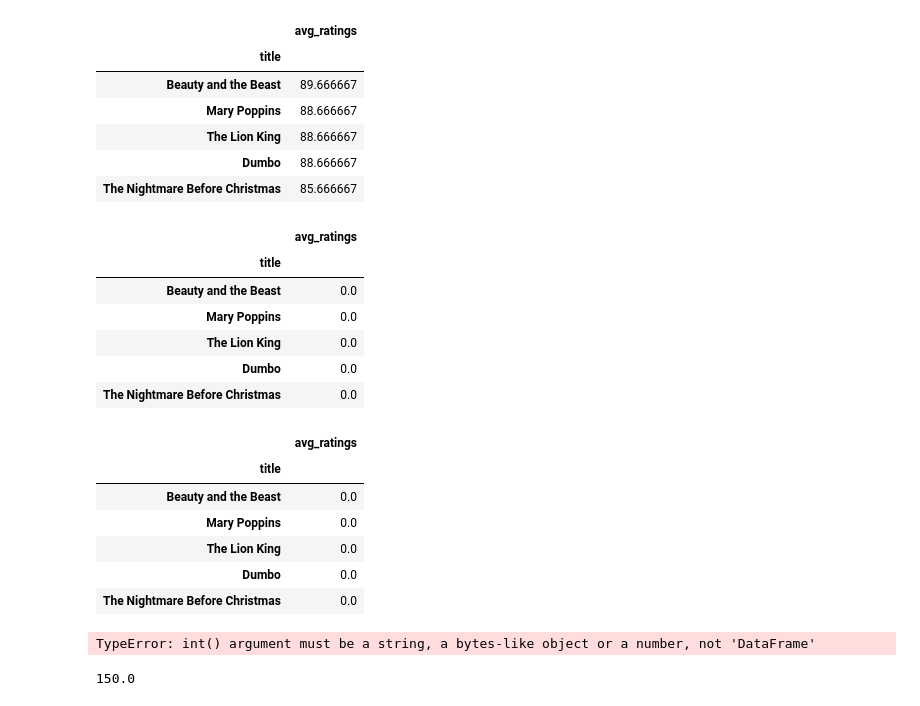
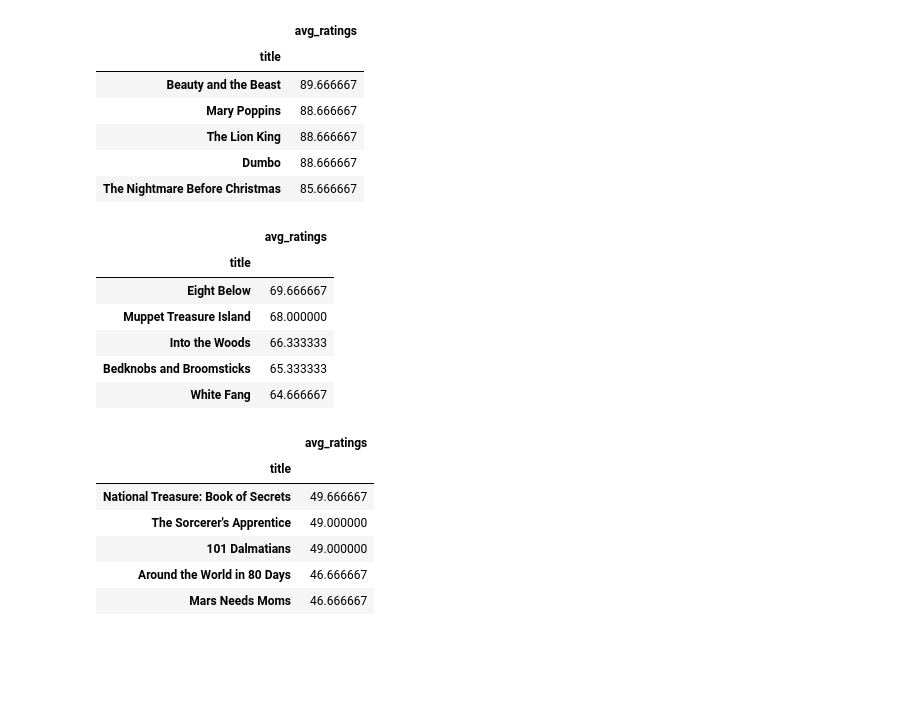
Before and after one commit to Coachsteveee/daily-commit-challenge, a Jupyter notebook: proj.ipynb, the cells around one changed output. Saved outputs shown, nothing was run; the diff lists cells and outputs as text; code cells hidden in the pictures; blank space fills up the shorter version.

```diff
--- a/proj.ipynb
+++ b/proj.ipynb
@@ -241,39 +241,27 @@ top_movies.head()
 | The Nightmare Before Christmas | 85.666667 |
 # %%
 mid_movies = highestrated[highestrated>=50][highestrated<=70]
-mid_movies.fillna(value=0,inplace=True)
+mid_movies.dropna(inplace=True)
 
 mid_movies.head()
 # %% [output]
 |  | avg_ratings |
 | title |  |
-| Beauty and the Beast | 0.0 |
-| Mary Poppins | 0.0 |
-| The Lion King | 0.0 |
-| Dumbo | 0.0 |
-| The Nightmare Before Christmas | 0.0 |
+| Eight Below | 69.666667 |
+| Muppet Treasure Island | 68.000000 |
+| Into the Woods | 66.333333 |
+| Bedknobs and Broomsticks | 65.333333 |
+| White Fang | 64.666667 |
 # %%
 bad_movies = highestrated[highestrated<50]
-bad_movies.fillna(value=0,inplace=True)
+bad_movies.dropna(inplace=True)
 
 bad_movies.head()
 # %% [output]
 |  | avg_ratings |
 | title |  |
-| Beauty and the Beast | 0.0 |
-| Mary Poppins | 0.0 |
-| The Lion King | 0.0 |
-| Dumbo | 0.0 |
-| The Nightmare Before Christmas | 0.0 |
+| National Treasure: Book of Secrets | 49.666667 |
+| The Sorcerer's Apprentice | 49.000000 |
+| 101 Dalmatians | 49.000000 |
+| Around the World in 80 Days | 46.666667 |
+| Mars Needs Moms | 46.666667 |
-# %%
-rekt = pd.MultiIndex.from_frame(top_movies, mid_movies)
-
-rekt
-# %% [output]
-TypeError: int() argument must be a string, a bytes-like object or a number, not 'DataFrame'
-# %%
-disney_['Running time'].max()
-#disney_['Running time'].min()
-#disney_['Running time'].mean()
-# %% [output]
-150.0
```
Also changed, not shown: parts of 19 cells of this notebook.
